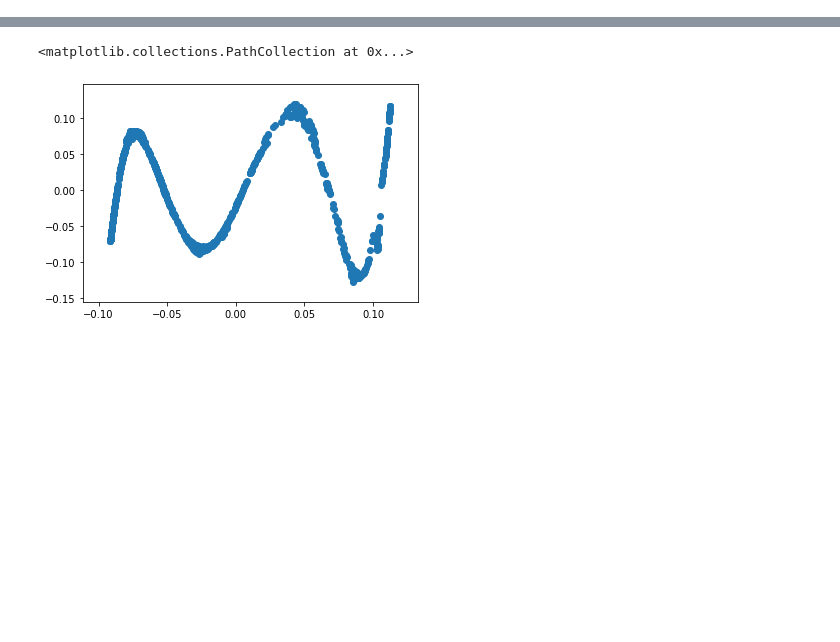
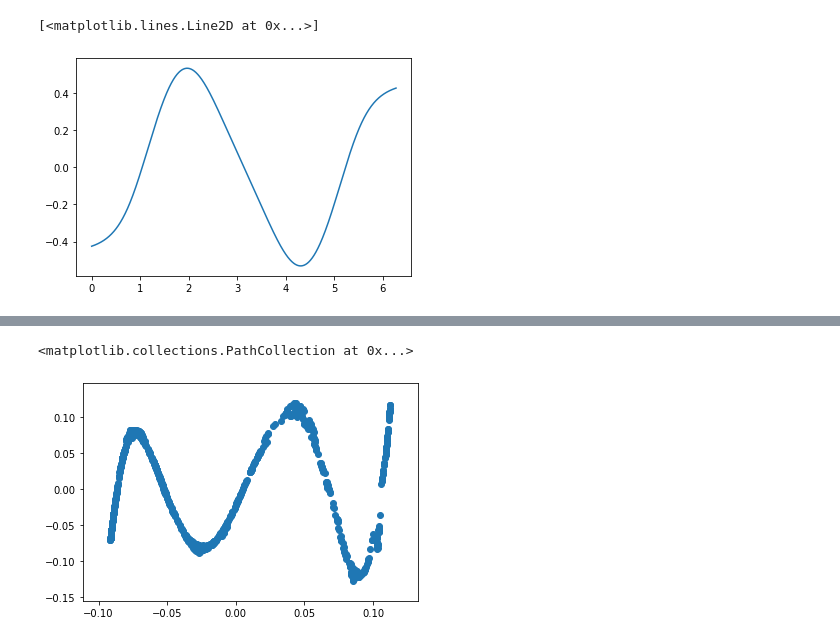
Before and after one commit to Hope-Liang/MLCrowdModeling_ex4, a Jupyter notebook: Diffusion_Maps.ipynb, the cells around one changed output, grey strips where cells are left out. Cells and saved outputs as stored; diff of their text form; code cells hidden in the pictures; blank space fills up the shorter version.

```diff
--- a/Diffusion_Maps.ipynb
+++ b/Diffusion_Maps.ipynb
@@ -101,0 +95,5 @@ plt.plot(a,phi[5])
+# %%
+plt.plot(a,phi[3],label="phi3")
+# %% [output]
+[<matplotlib.lines.Line2D at 0x...>]
+[figure, added]
```
Also changed, not shown: parts of 10 cells of this notebook.
